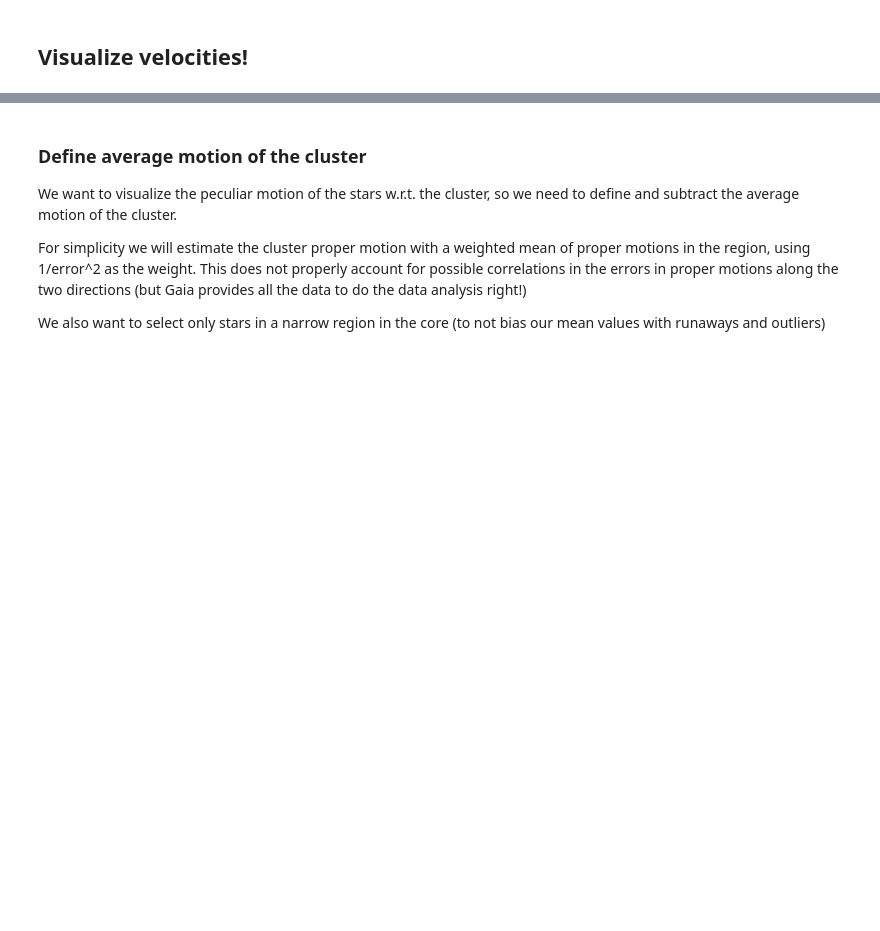
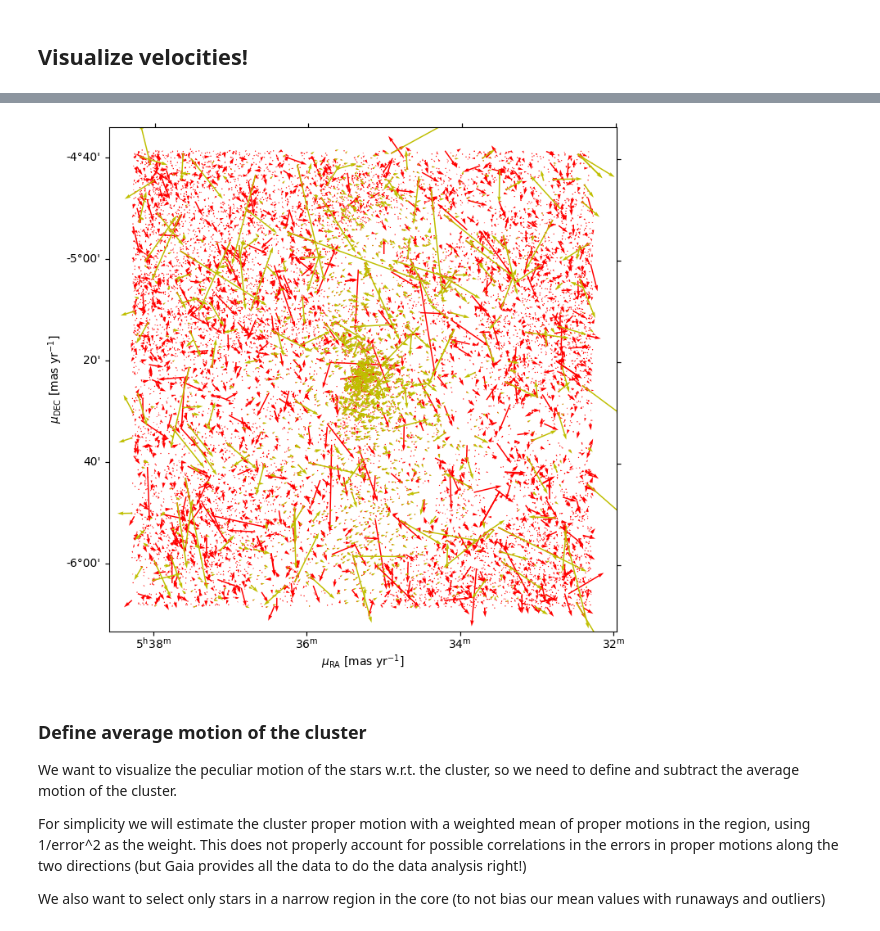
Before and after one commit to mathren/MfA_runaways, a Jupyter notebook: data/explore_Gaia_dr3_catalog.ipynb, the cells around one changed output, grey strips where cells are left out. Saved outputs shown, nothing was run; the diff lists cells and outputs as text; code cells hidden in the pictures; blank space fills up the shorter version.

```diff
--- a/data/explore_Gaia_dr3_catalog.ipynb
+++ b/data/explore_Gaia_dr3_catalog.ipynb
@@ -221,3 +210,14 @@ Text(0, 0.5, '$\\mu_\\mathrm{DEC} \\ [\\mathrm{mas\\ yr^{-1}}]$')
+# %%
+# visualize locations and velocities
+fig = plt.figure(figsize=(8,8))
+gs = gridspec.GridSpec(100, 100)
+ax = fig.add_subplot(gs[:, :], projection=wcs)
+ax.quiver(x, y, pmra, pmdec, color='r')
+ax.quiver(x[index_good], y[index_good], pmra[index_good], pmdec[index_good], color='y')
+ax.set_xlabel(r"$\mu_\mathrm{RA} \ [\mathrm{mas\ yr^{-1}}]$")
+ax.set_ylabel(r"$\mu_\mathrm{DEC} \ [\mathrm{mas\ yr^{-1}}]$")
+# %% [output]
+[figure, added]
 # %% [markdown]
 ### Define average motion of the cluster
 
```
Also changed, not shown: parts of 10 cells of this notebook.
